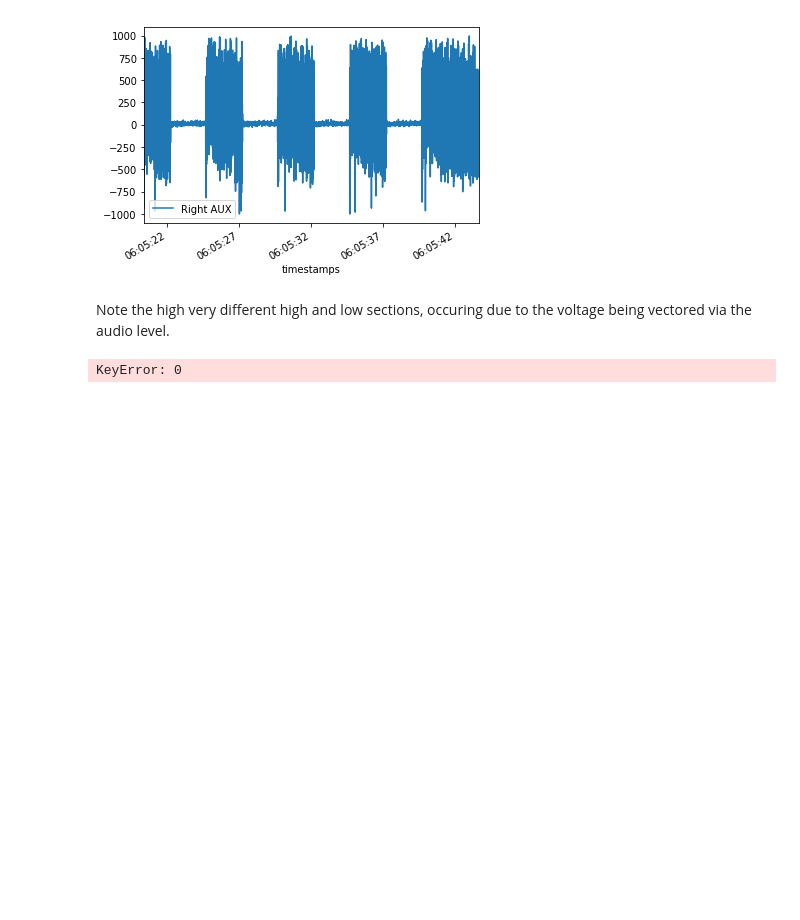
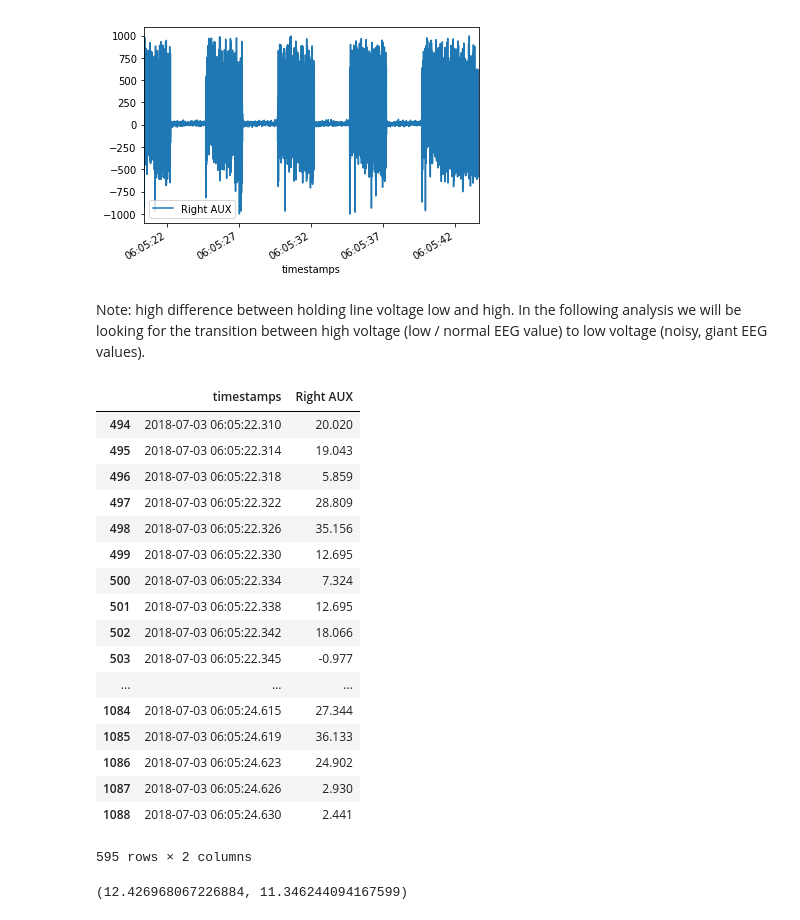
Before and after one commit to kowalej/muselag, a Jupyter notebook: MuseLag/MuseLag Data Analysis.ipynb, the cells around one changed output. Drawn from its saved outputs; the diff is of its cells as text; code cells hidden in the pictures; blank space fills up the shorter version.

Commit message:
Worked out basic analysis for data.

```diff
--- a/MuseLag/MuseLag Data Analysis.ipynb
+++ b/MuseLag/MuseLag Data Analysis.ipynb
@@ -71,10 +75,3 @@ rec.plot(x='timestamps', y='Right AUX')
 # %% [output]
 <matplotlib.axes._subplots.AxesSubplot at 0x...>
 [figure]
-# %% [markdown]
-Note the high very different high and low sections, occuring due to the voltage being vectored via the audio level.
-# %%
-startRange = events['timestamp'][0]
-endRange = events['timestamp'][1]
-# %% [output]
-KeyError: 0
@@ -83,0 +78,37 @@ samples
+# %% [markdown]
+Note: high difference between holding line voltage low and high.
+In the following analysis we will be looking for the transition between high voltage (low / normal EEG value) to low voltage (noisy, giant EEG values).
+# %%
+bufferedStartTime = events['timestamp'][3] + timedelta(milliseconds=175)
+eventActualEndTime = events['timestamp'][4]
+bufferedEndTime = events['timestamp'][4] + timedelta(milliseconds=175)
+# %%
+# Get the events from a little after the state change until the actual end time. These are our sample that we know should
+# represent either voltage high or low.
+samples = rec[(rec['timestamps'] >= bufferedStartTime) & (rec['timestamps'] <= eventActualEndTime)]
+samples
+# %% [output]
+|  | timestamps | Right AUX |
+| 494 | 2018-07-03 06:05:22.310 | 20.020 |
+| 495 | 2018-07-03 06:05:22.314 | 19.043 |
+| 496 | 2018-07-03 06:05:22.318 | 5.859 |
+| 497 | 2018-07-03 06:05:22.322 | 28.809 |
+| 498 | 2018-07-03 06:05:22.326 | 35.156 |
+| 499 | 2018-07-03 06:05:22.330 | 12.695 |
+| 500 | 2018-07-03 06:05:22.334 | 7.324 |
+| 501 | 2018-07-03 06:05:22.338 | 12.695 |
+| 502 | 2018-07-03 06:05:22.342 | 18.066 |
+| 503 | 2018-07-03 06:05:22.345 | -0.977 |
+| ... | ... | ... |
+| 1084 | 2018-07-03 06:05:24.615 | 27.344 |
+| 1085 | 2018-07-03 06:05:24.619 | 36.133 |
+| 1086 | 2018-07-03 06:05:24.623 | 24.902 |
+| 1087 | 2018-07-03 06:05:24.626 | 2.930 |
+| 1088 | 2018-07-03 06:05:24.630 | 2.441 |
+595 rows × 2 columns
+# %%
+mean = samples['Right AUX'].mean()
+std = samples['Right AUX'].std()
+mean, std
+# %% [output]
+(12.426968067226884, 11.346244094167599)
```
Also changed, not shown: parts of 8 cells of this notebook.
